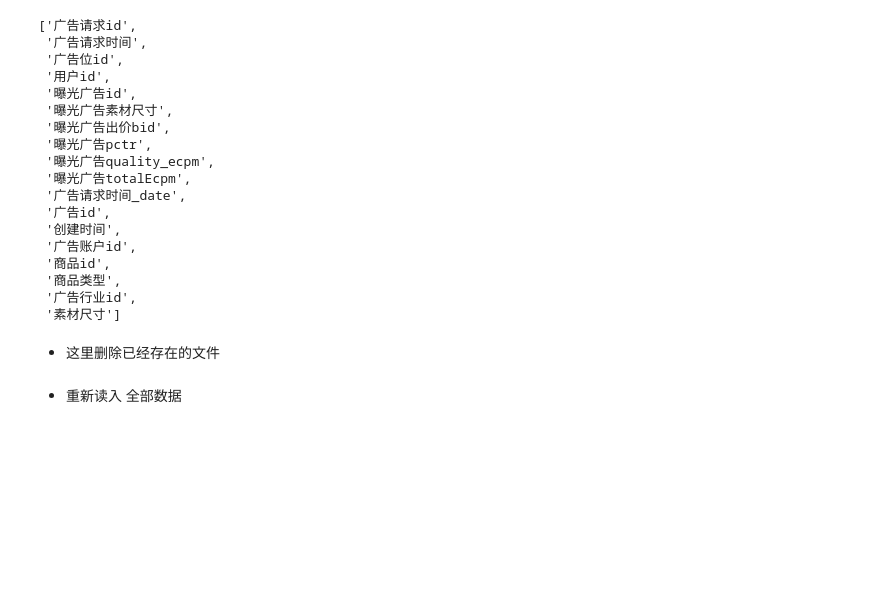
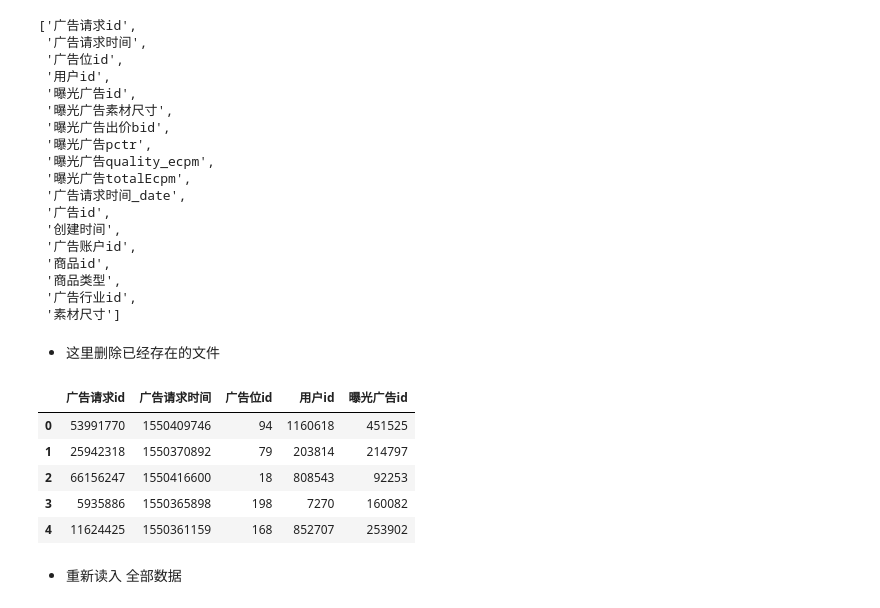
Before and after one commit to AutuanLiu/2019TencentAlgorithm, a Jupyter notebook: nbs/log_clean.ipynb, the cells around one changed output. Drawn from its saved outputs; the diff is of its cells as text; code cells hidden in the pictures; blank space fills up the shorter version.

```diff
--- a/nbs/log_clean.ipynb
+++ b/nbs/log_clean.ipynb
@@ -254,3 +254,16 @@ col = ['广告请求id',
  '广告位id',
  '用户id',
  '曝光广告id']
+# %%
+logs2 = pd.read_csv(log_data/'totalExposureLog.out', sep='\t', header=None, names=col_names)
+# %%
+logs2 = logs2[col]
+# %%
+logs2.head()
+# %% [output]
+|  | 广告请求id | 广告请求时间 | 广告位id | 用户id | 曝光广告id |
+| 0 | 53991770 | 1550409746 | 94 | 1160618 | 451525 |
+| 1 | 25942318 | 1550370892 | 79 | 203814 | 214797 |
+| 2 | 66156247 | 1550416600 | 18 | 808543 | 92253 |
+| 3 | 5935886 | 1550365898 | 198 | 7270 | 160082 |
+| 4 | 11624425 | 1550361159 | 168 | 852707 | 253902 |
```
Also changed, not shown: parts of 3 cells of this notebook, 2 other files.
